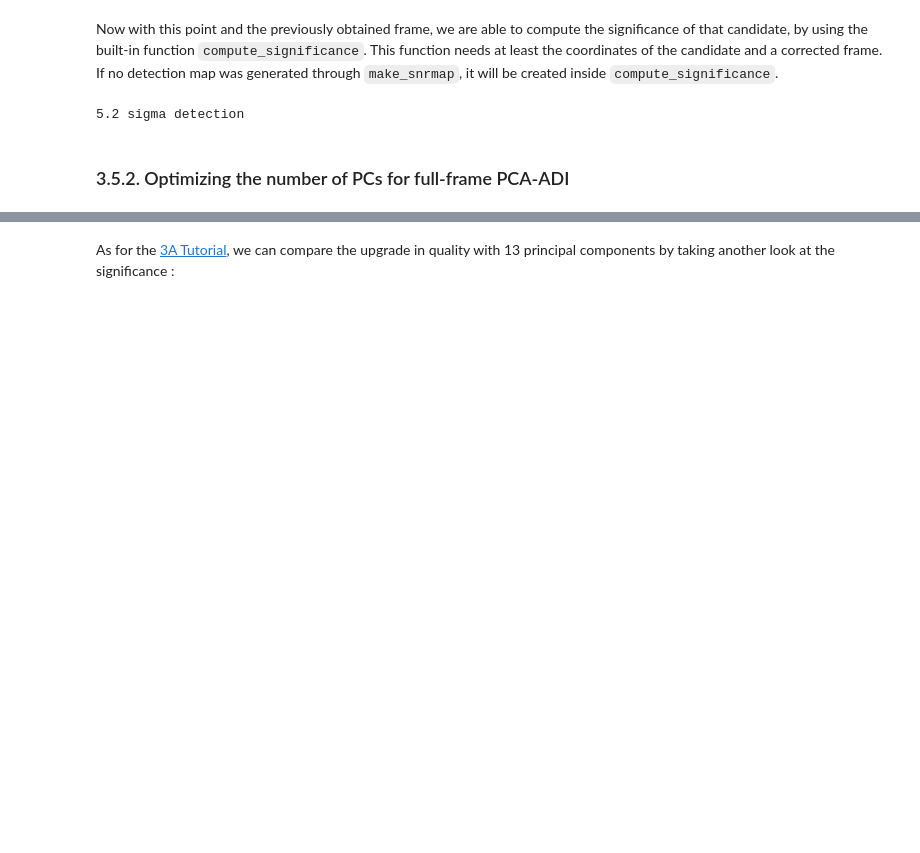
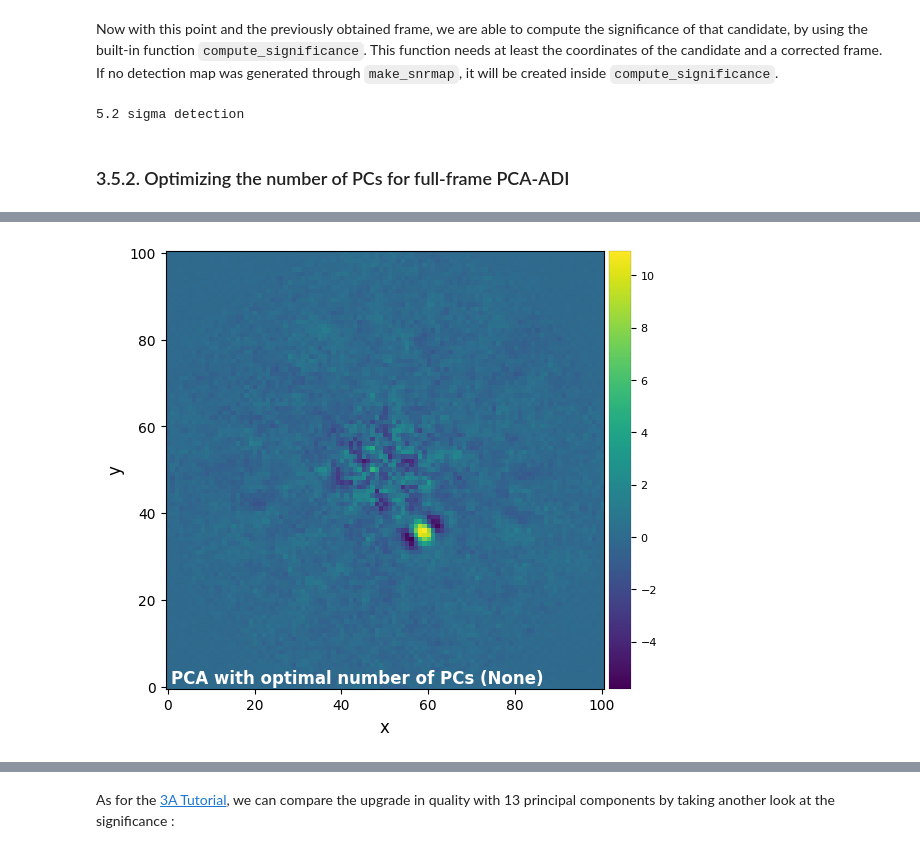
Before and after one commit to vortex-exoplanet/VIP, a Jupyter notebook: docs/source/tutorials/03B_psfsub_as_objects.ipynb, the cells around one changed output, grey strips where cells are left out. Drawn from its saved outputs; the diff is of its cells as text; code cells hidden in the pictures; blank space fills up the shorter version.

```diff
--- a/docs/source/tutorials/03B_psfsub_as_objects.ipynb
+++ b/docs/source/tutorials/03B_psfsub_as_objects.ipynb
@@ -631,0 +662,6 @@ We have now found that the optimal number of principal components is 13, as well
+# %%
+pca_13 = pca_obj.frame_final
+opt_npc = pca_obj.opt_number_pc
+plot_frames(pca_13, label='PCA with optimal number of PCs ({})'.format(opt_npc))
+# %% [output]
+[figure, added]
```
Also changed, not shown: parts of 45 cells of this notebook, 8 other files.
